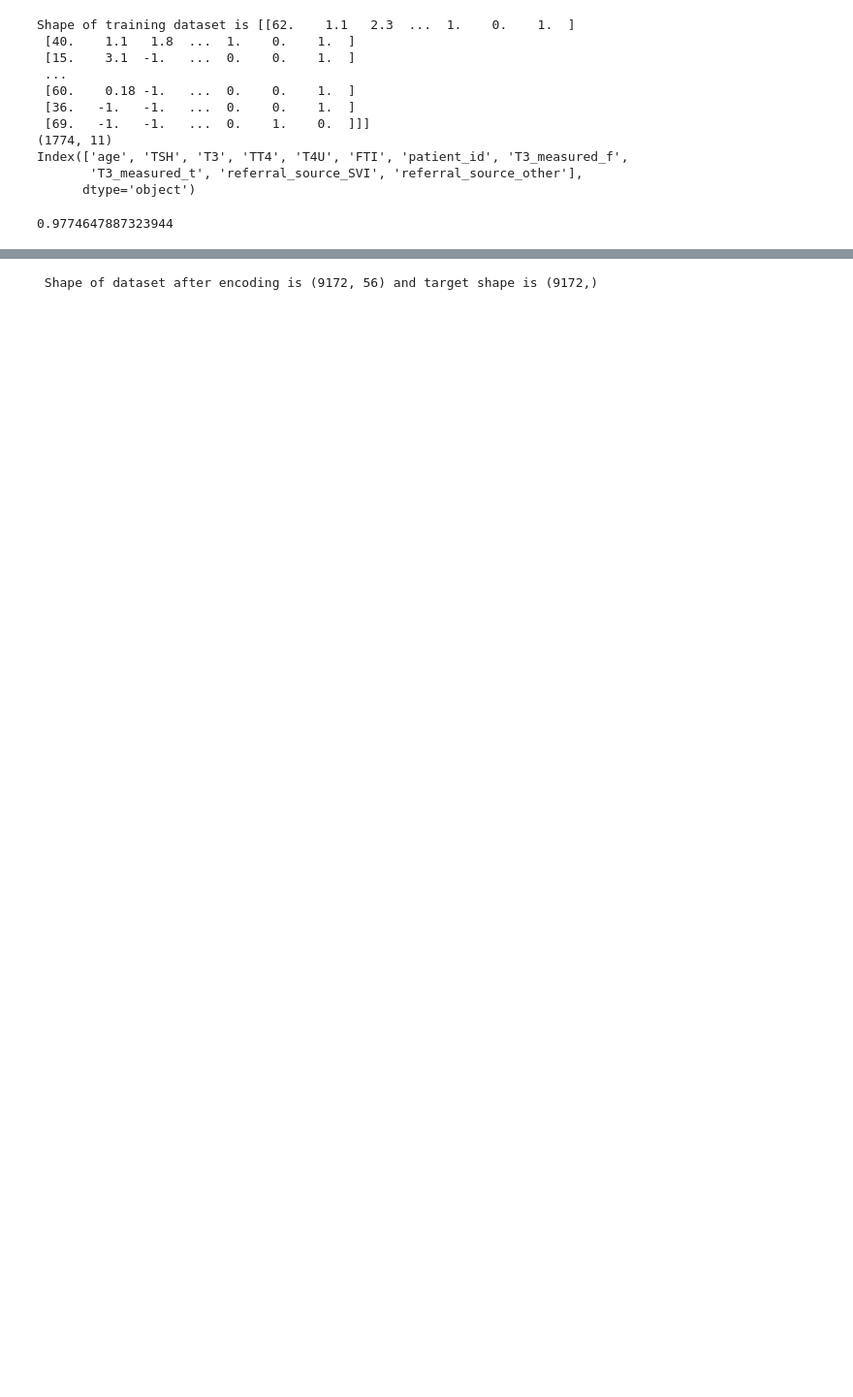
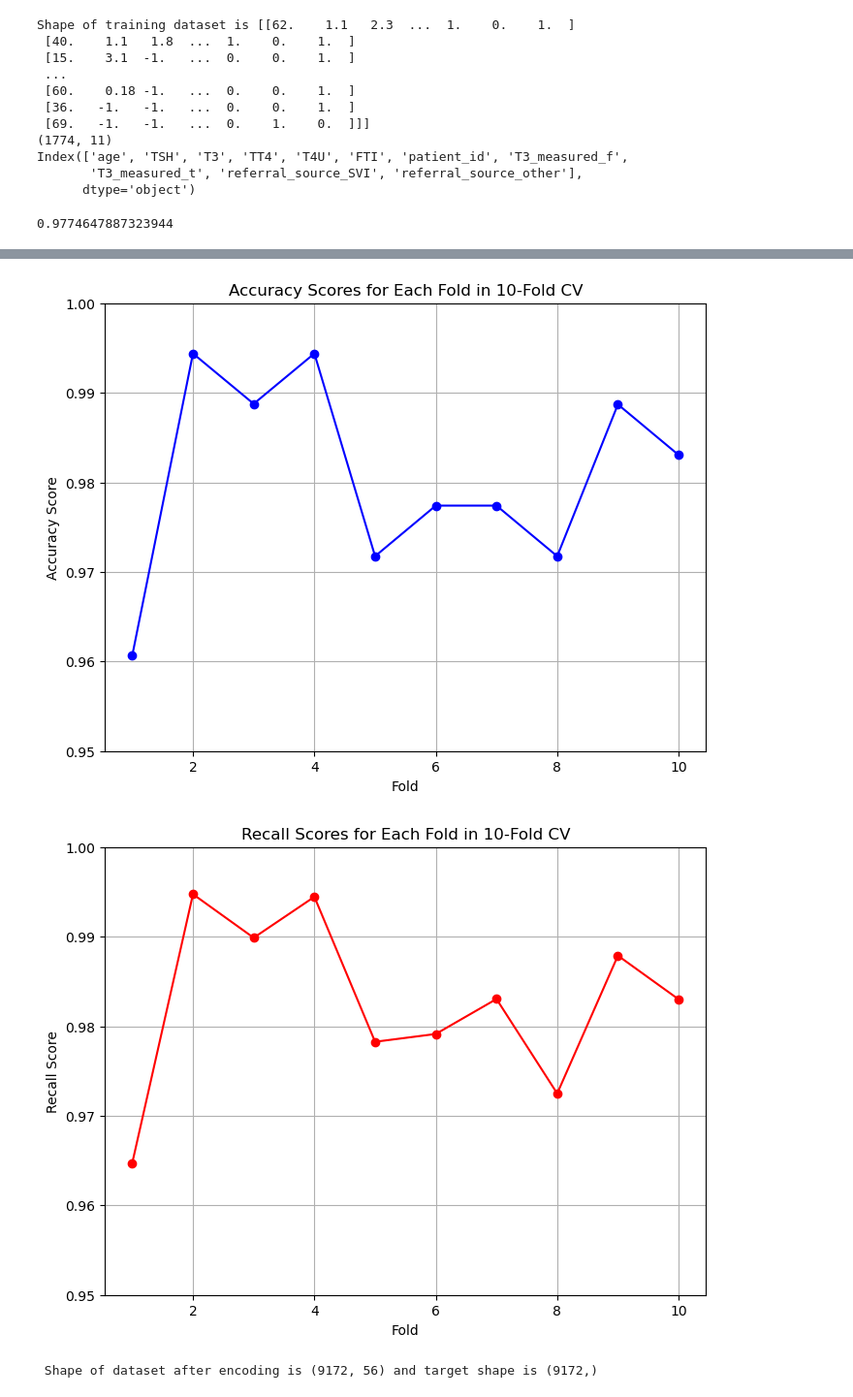
Before and after one commit to doctorflu77/disease_pred, a Jupyter notebook: code/rfc_.99.ipynb, the cells around one changed output, grey strips where cells are left out. Shown: that part at 97% size. Cells and saved outputs as stored; diff of their text form; code cells hidden in the pictures; blank space fills up the shorter version.

```diff
--- a/code/rfc_.99.ipynb
+++ b/code/rfc_.99.ipynb
@@ -199,13 +200,6 @@ mod_v1.score(X_test1, y_test1)
 # %%
 #Using 10 fold CV
 from sklearn.model_selection import KFold, cross_val_score
+from sklearn.metrics import accuracy_score, recall_score
 kf = KFold(n_splits=10, shuffle= True, random_state=1) #setting parameters for cros validation
 score = cross_val_score(mod_v1, X_select, y, cv= kf, scoring= 'accuracy')#setting scoring criteria
-
-for fold, score in enumerate(score):
-    print(f'Fold {fold+1} - Accuracy {score:.4f}')
-
-std_v1 = score.std() #problem
-print (f'Standard deviaition of model is {std_v1:.4f}')
-mean_v1 = score.mean()
-print (f'Mean of cross validation results is {mean_v1:.4f}') #.9831
@@ -225,3 +248,26 @@ Mean of cross validation results is 0.9774
+# %%
+# Plotting accuracy scores
+plt.figure(figsize=(8, 6))
+plt.plot(range(1, 11), acc_scores, marker='o', linestyle='-', color='blue')
+plt.title('Accuracy Scores for Each Fold in 10-Fold CV')
+plt.xlabel('Fold')
+plt.ylabel('Accuracy Score')
+plt.ylim(0.95, 1)
+plt.grid(True)
+plt.show()
+
+# Plotting recall scores
+plt.figure(figsize=(8, 6))
+plt.plot(range(1, 11), rec_scores, marker='o', linestyle='-', color='red')
+plt.title('Recall Scores for Each Fold in 10-Fold CV')
+plt.xlabel('Fold')
+plt.ylabel('Recall Score')
+plt.ylim(0.95, 1)
+plt.grid(True)
+plt.show()
+# %% [output]
+[figure, added]
+[figure, added]
 # %%
 #note - first smote, then select X , y
 #implementing SMOTE on data
```
Also changed, not shown: parts of 10 cells of this notebook.
